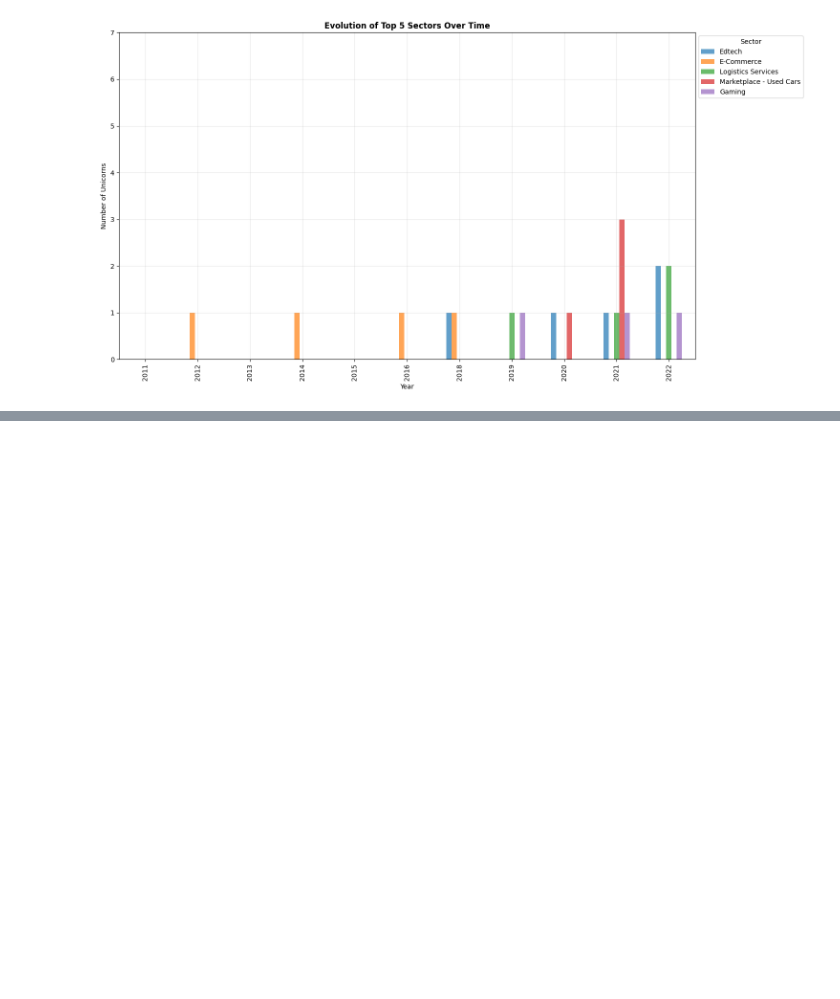
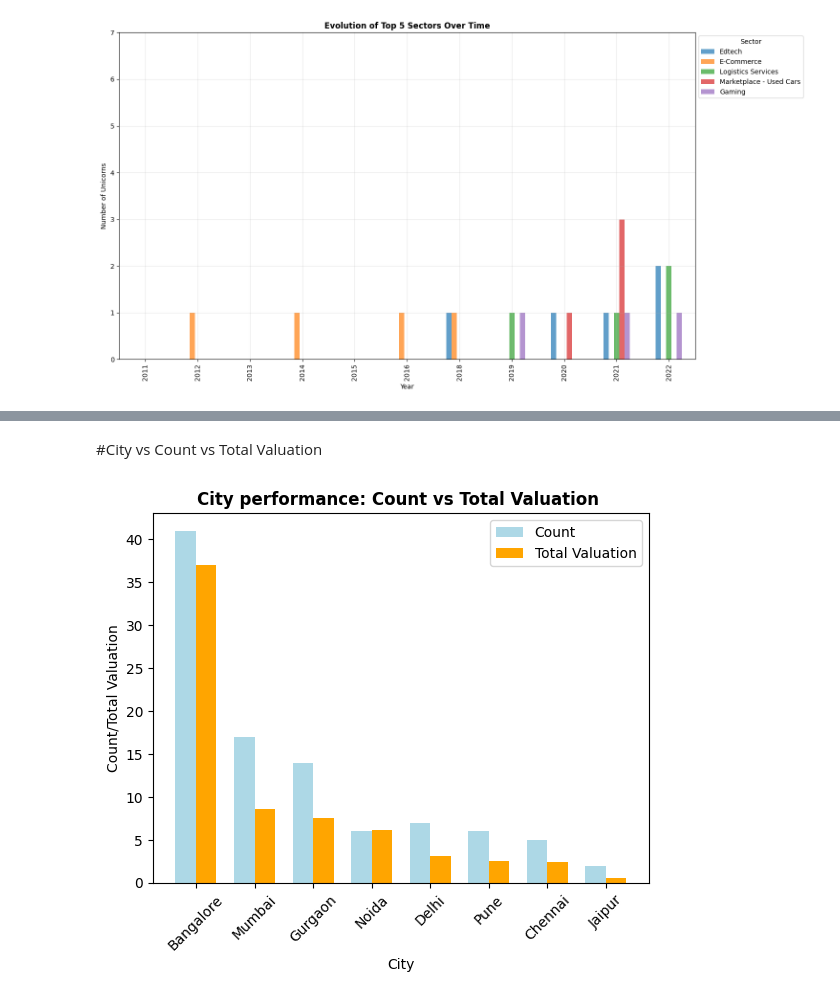
Before and after one commit to sindhuhavanagi17/python-ml, a Jupyter notebook: Starting_Funding_Analysis.ipynb, the cells around one changed output, grey strips where cells are left out. Saved outputs shown, nothing was run; the diff lists cells and outputs as text; code cells hidden in the pictures; blank space fills up the shorter version.

```diff
--- a/Starting_Funding_Analysis.ipynb
+++ b/Starting_Funding_Analysis.ipynb
@@ -363,0 +425,22 @@ display_k_sector_evolution(df,5)
+# %% [markdown]
+#City vs Count vs Total Valuation
+# %%
+city_summary=df.groupby('Primary_city').agg({
+    'Valuation ($B)':['count','sum'],
+}).round(2)
+city_summary.columns=['Count','Total_Valuation']
+city_summary=city_summary.sort_values('Total_Valuation',ascending=False).head(8)
+
+x=np.arange(len(city_summary))
+width=0.35
+
+plt.bar(x-width/2,city_summary['Count'],width,label='Count',color='lightblue')
+plt.bar(x+width/2,city_summary['Total_Valuation']/5,width,label='Total Valuation',color='orange')
+plt.title('City performance: Count vs Total Valuation ',fontweight='bold')
+plt.xlabel('City')
+plt.ylabel('Count/Total Valuation')
+plt.xticks(x,city_summary.index,rotation=45)
+plt.legend()
+plt.show()
+# %% [output]
+[figure, added]
```
Also changed, not shown: parts of 21 cells of this notebook.
